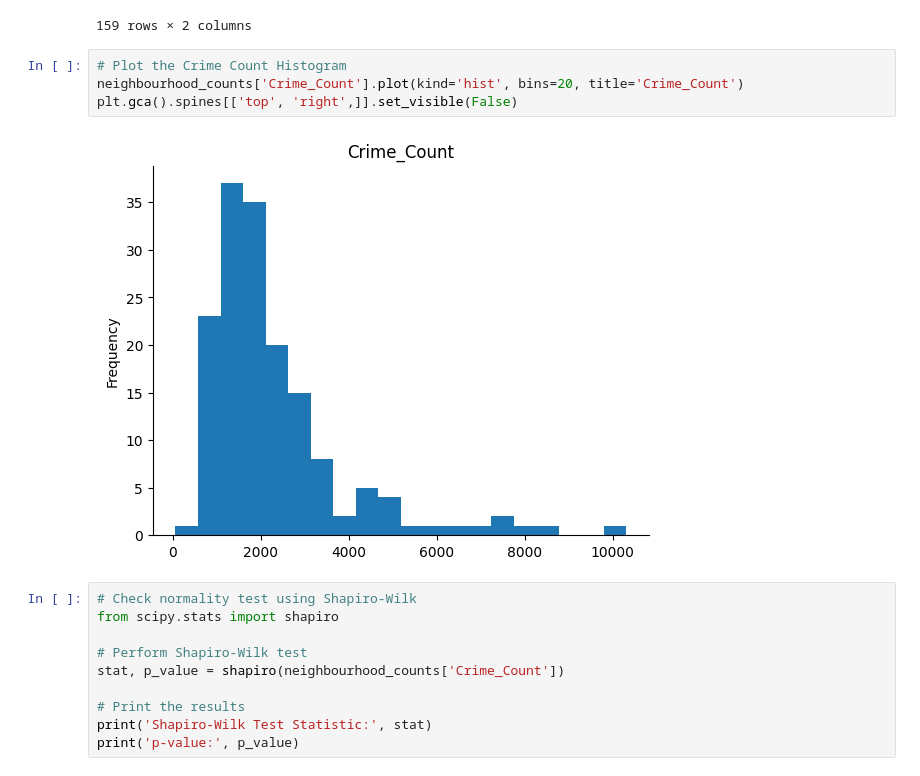
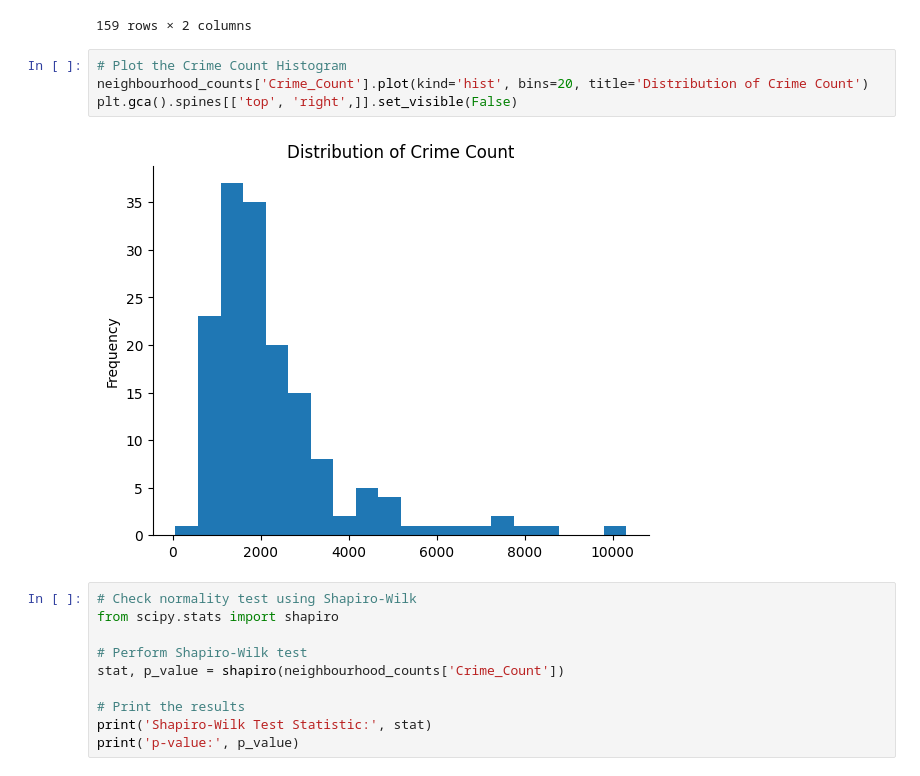
Before and after one commit to rentruong/ENGO645_TorontoCrimeAnalysis, a Jupyter notebook: TorontoCrimeSpatialAutocorrelation.ipynb, the cells around one changed output. Saved outputs shown, nothing was run; the diff lists cells and outputs as text.

```diff
--- a/TorontoCrimeSpatialAutocorrelation.ipynb
+++ b/TorontoCrimeSpatialAutocorrelation.ipynb
@@ -73,10 +75,10 @@ neighbourhood_counts
 159 rows × 2 columns
 # %%
 # Plot the Crime Count Histogram
-neighbourhood_counts['Crime_Count'].plot(kind='hist', bins=20, title='Crime_Count')
+neighbourhood_counts['Crime_Count'].plot(kind='hist', bins=20, title='Distribution of Crime Count')
 plt.gca().spines[['top', 'right',]].set_visible(False)
 # %% [output]
-[figure, old version]
+[figure, new version]
 # %%
 # Check normality test using Shapiro-Wilk
 from scipy.stats import shapiro
```
Also changed, not shown: parts of 6 cells of this notebook.
